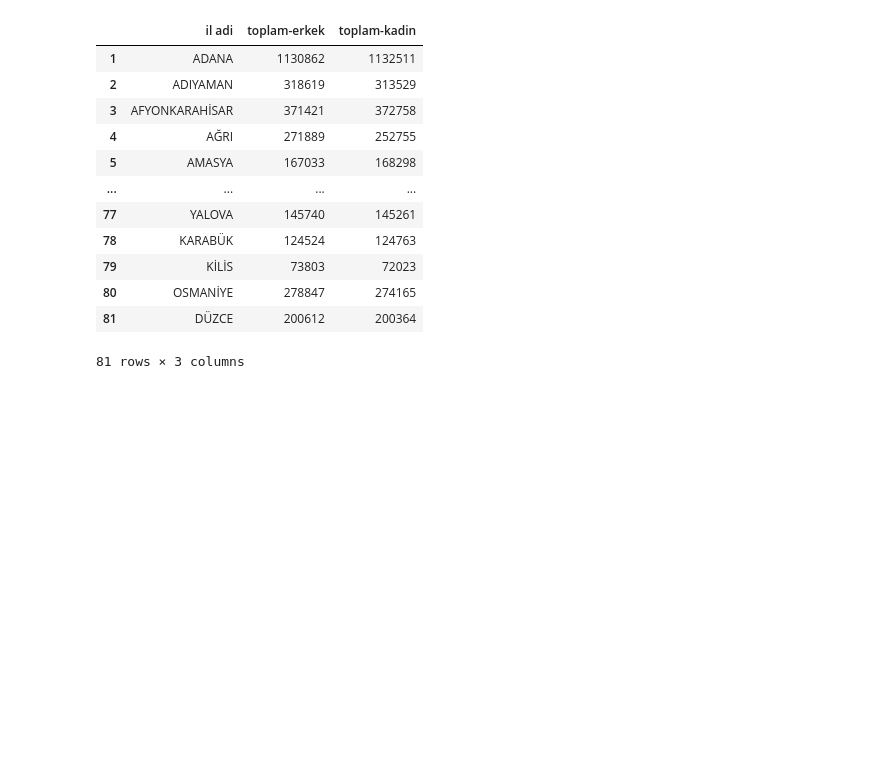
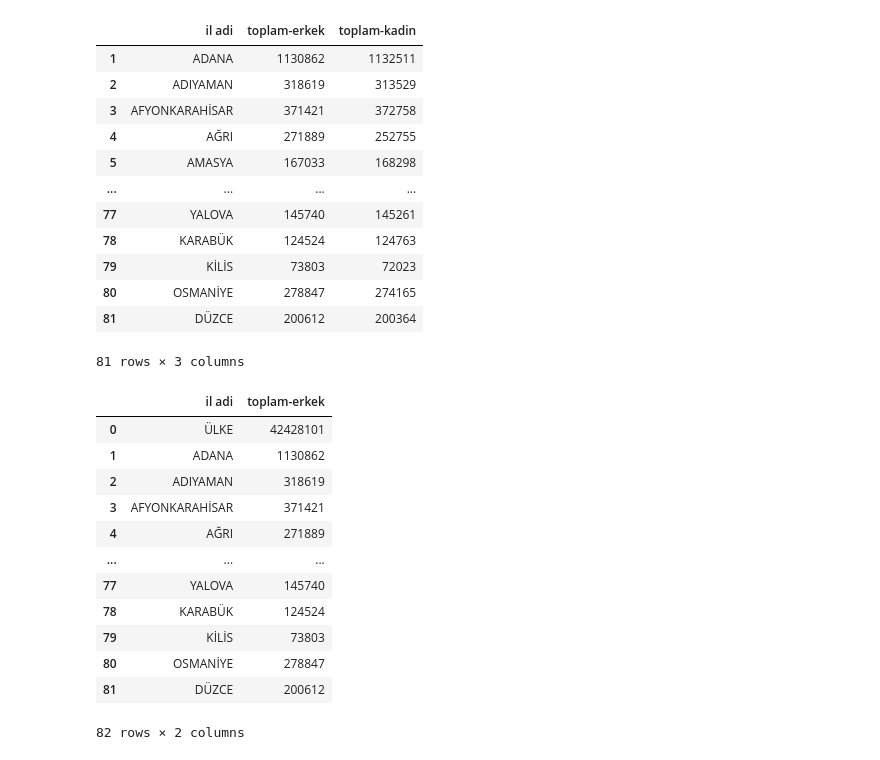
Before and after one commit to Zakerous76/analythings-viz-2-fastAPI-integration, a Jupyter notebook: fastAPI-tutorials/developement.ipynb, the cells around one changed output. Saved outputs shown, nothing was run; the diff lists cells and outputs as text; code cells hidden in the pictures; blank space fills up the shorter version.

```diff
--- a/fastAPI-tutorials/developement.ipynb
+++ b/fastAPI-tutorials/developement.ipynb
@@ -473,6 +465,22 @@ df_p_cities
 | 80 | OSMANİYE | 278847 | 274165 |
 | 81 | DÜZCE | 200612 | 200364 |
 81 rows × 3 columns
+# %%
+df_p[["il adi", "toplam-erkek"]]
+# %% [output]
+|  | il adi | toplam-erkek |
+| 0 | ÜLKE | 42428101 |
+| 1 | ADANA | 1130862 |
+| 2 | ADIYAMAN | 318619 |
+| 3 | AFYONKARAHİSAR | 371421 |
+| 4 | AĞRI | 271889 |
+| ... | ... | ... |
+| 77 | YALOVA | 145740 |
+| 78 | KARABÜK | 124524 |
+| 79 | KİLİS | 73803 |
+| 80 | OSMANİYE | 278847 |
+| 81 | DÜZCE | 200612 |
+82 rows × 2 columns
 # %%
 # Pie chart
 # choloropleth
```
Also changed, not shown: parts of 10 cells of this notebook, 2 other files.
